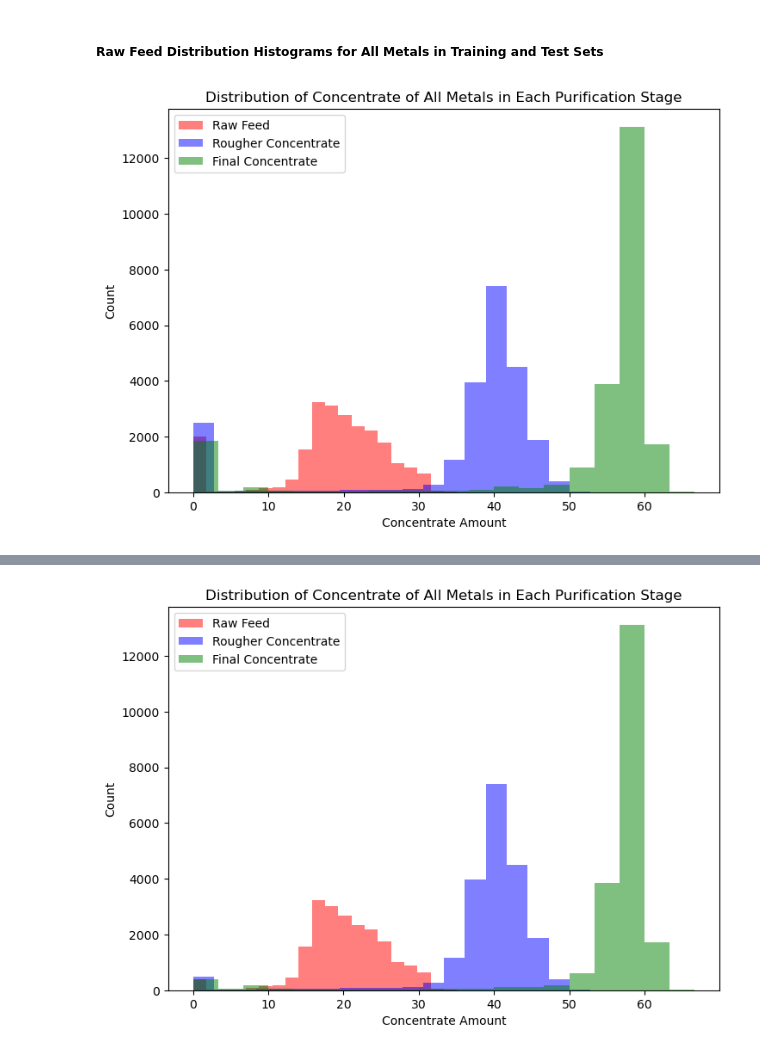
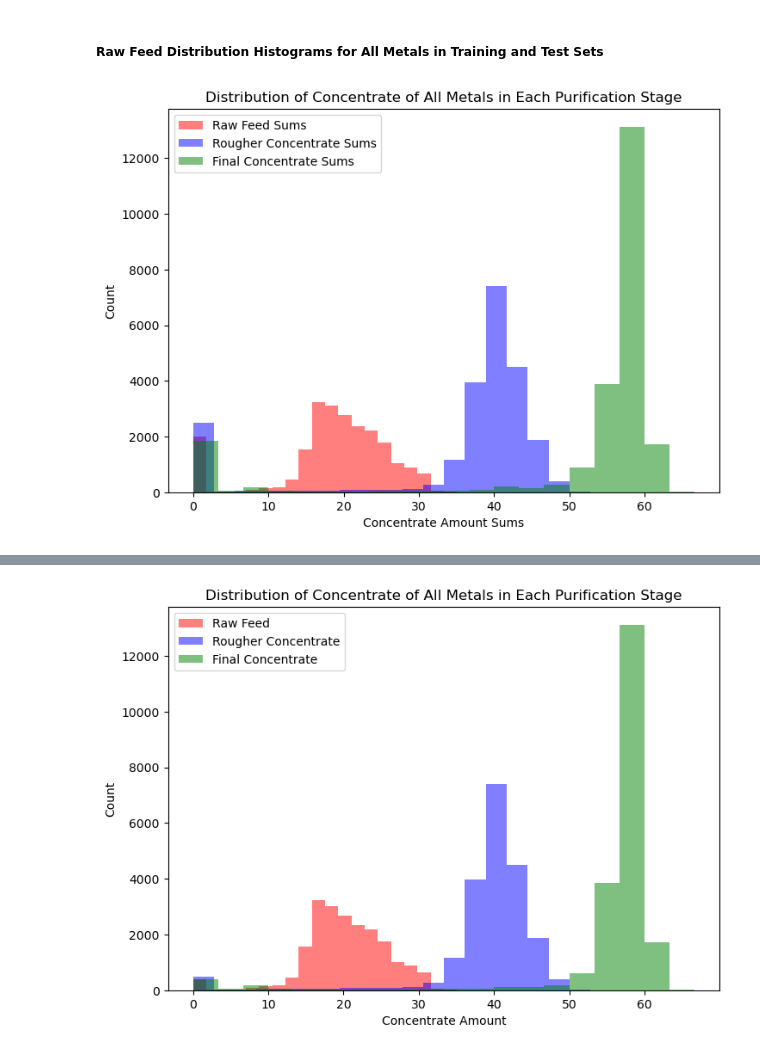
Before and after one commit to BLacuesta3/Sprint-10-Project, a Jupyter notebook: Sprint 10 Project Notebook.ipynb, the cells around one changed output, grey strips where cells are left out. Cells and saved outputs as stored; diff of their text form; code cells hidden in the pictures.

```diff
--- a/Sprint 10 Project Notebook.ipynb
+++ b/Sprint 10 Project Notebook.ipynb
@@ -882,18 +890,18 @@ data_full['final_concentrate_sums'] = data_full[final_concentrate_columns].sum(a
 # %%
 #Use matplotlib to illustrate the distribution of the total concentrations of all metals in the rougher input feed
 #in both the training set and the test set.
 plt.figure(figsize=(14, 10))
 plt.subplot(2, 2, 2)
-plt.hist(data_full['input_feed_sums'], bins=20, alpha=0.5, label='Raw Feed', color='red')
-plt.hist(data_full['rougher_concentrate_sums'], bins=20, alpha=0.5, label='Rougher Concentrate', color='blue')
-plt.hist(data_full['final_concentrate_sums'], bins=20, alpha=0.5, label='Final Concentrate', color='green')
+plt.hist(data_full['input_feed_sums'], bins=20, alpha=0.5, label='Raw Feed Sums', color='red')
+plt.hist(data_full['rougher_concentrate_sums'], bins=20, alpha=0.5, label='Rougher Concentrate Sums', color='blue')
+plt.hist(data_full['final_concentrate_sums'], bins=20, alpha=0.5, label='Final Concentrate Sums', color='green')
 plt.legend(loc='upper left')
 
 plt.title("Distribution of Concentrate of All Metals in Each Purification Stage")
-plt.xlabel("Concentrate Amount")
+plt.xlabel("Concentrate Amount Sums")
 plt.ylabel("Count")
 
 plt.tight_layout()
 plt.show()
 # %% [output]
-[figure, old version]
+[figure, new version]
```
Also changed, not shown: parts of 22 cells of this notebook.
